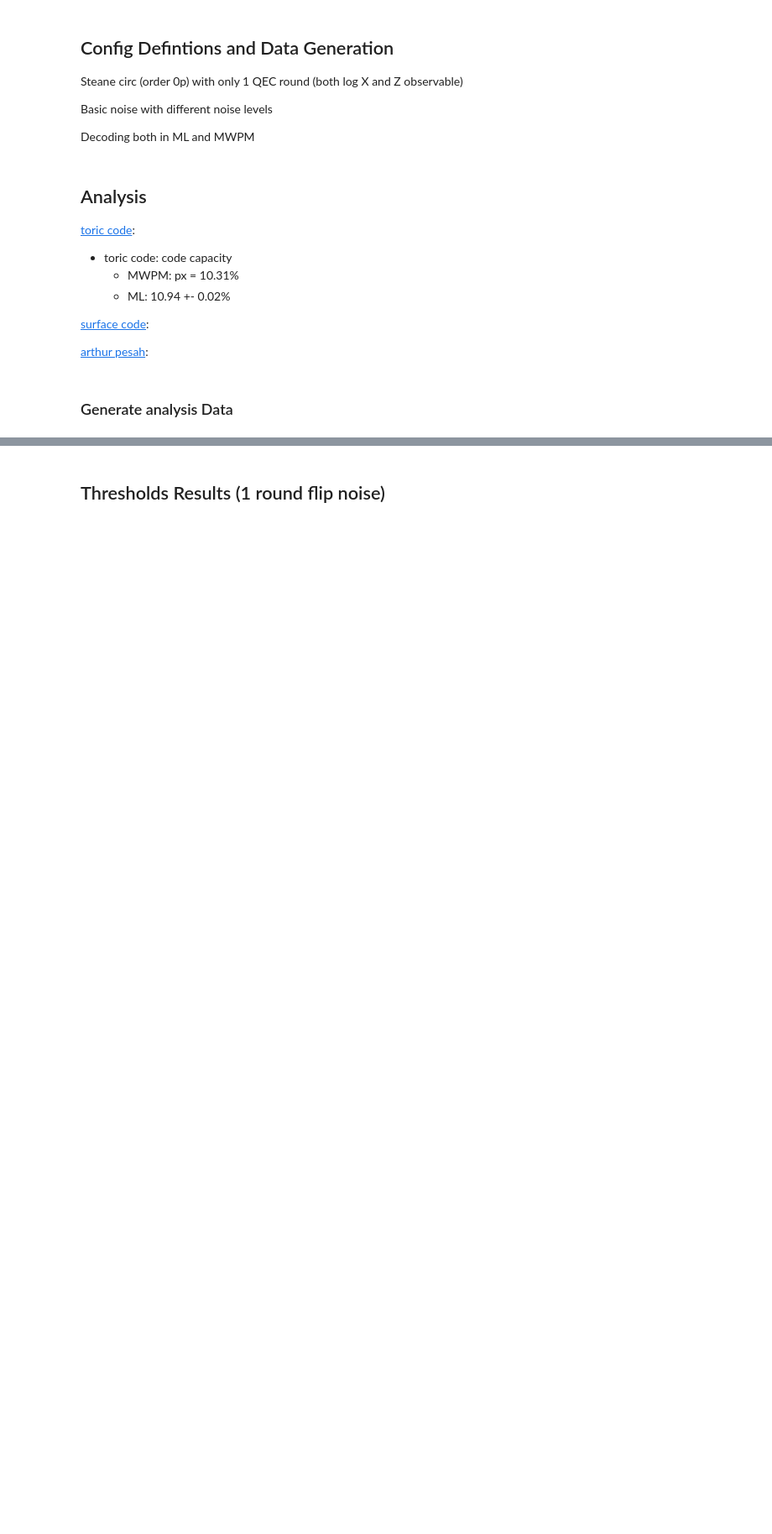
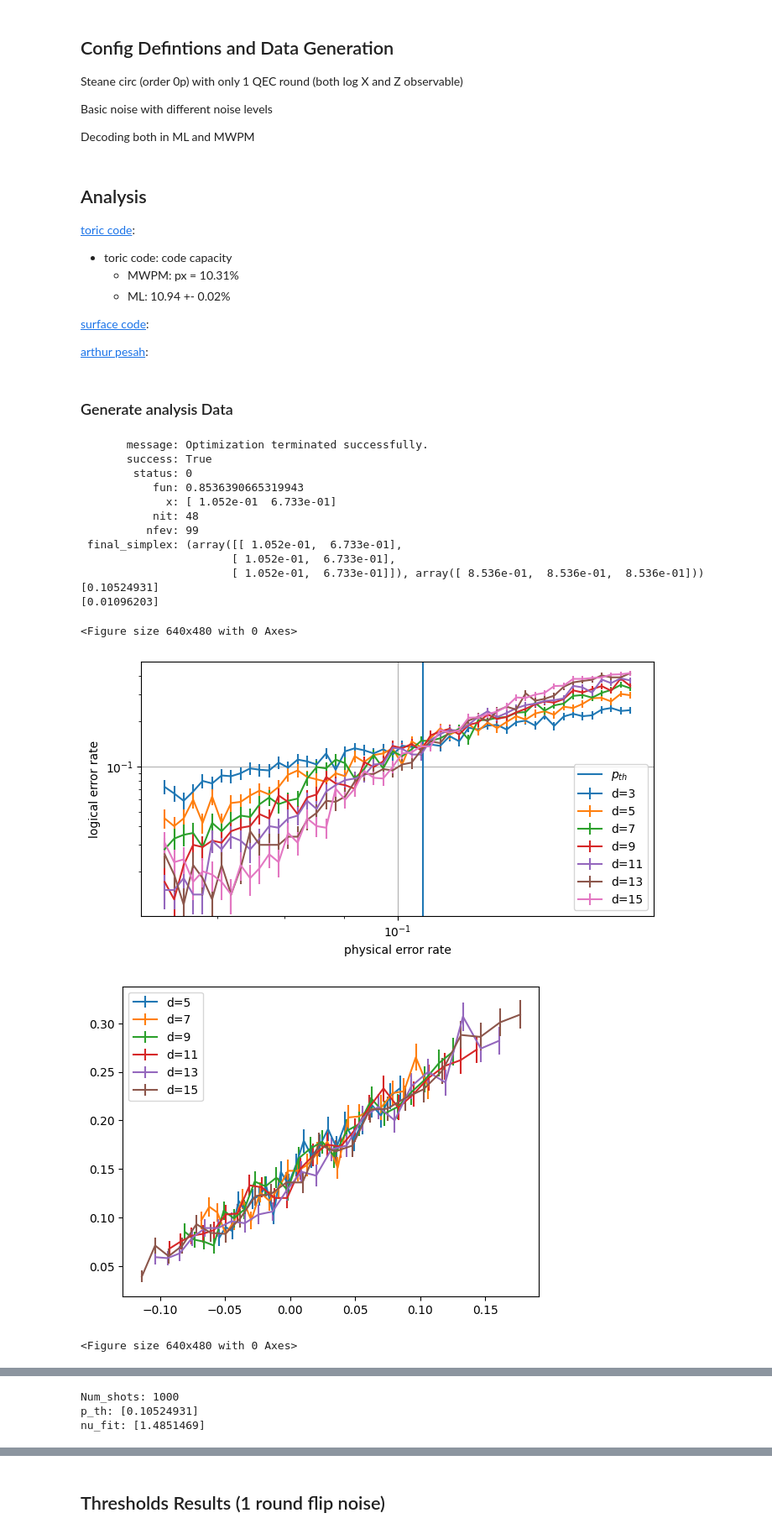
Before and after one commit to leonardlux/MasterArbeit, a Jupyter notebook: code/result_basic_noise.ipynb, the cells around one changed output, grey strips where cells are left out. Shown at 84% size. Drawn from its saved outputs; the diff is of its cells as text; code cells hidden in the pictures; blank space fills up the shorter version.

Commit message:
half way there to proper cluster use and new data structure

```diff
--- a/code/result_basic_noise.ipynb
+++ b/code/result_basic_noise.ipynb
@@ -230,7 +230,9 @@ lit_p_th_ml = 0.1094
 lit_p_th_mwpm = 0.1031
 # %%
 def analysis_pipeline(
-        folder_name,
+        folder_path,
+        # basic_config,
+        # folder_name,
         guess_pth,
         guess_nu,
         min_distance: list = None,
@@ -247,7 +249,7 @@ def analysis_pipeline(
         min_noise_rate = np.array(guess_pth) / p_window
         max_noise_rate = np.array(guess_pth) * p_window
 
-    config, data = smart_read_folder(folder_name)
+    config, data = smart_read_folder(folder_path=folder_path)#folder_name=folder_name, basic_config=basic_config)
     data = data_pre_processing(data)
     data = determine_threshold(
         data,
@@ -276,30 +278,46 @@ def analysis_pipeline(
             min_noise_rate=min_noise_rate,
             max_noise_rate=max_noise_rate,
         )
+    print(f"Num_shots: {data["num_shots"]}")
+    print(f"p_th: {data["p_th"]}")
+    print(f"nu_fit: {data["nu_fit"]}")
     return data
 # %% [markdown]
 ### Generate analysis Data
 # %%
 # General fit parameters:
-g_pth_ml = 0.108
-g_pth_mwpm = 0.103
+g_pth_ml = [0.108]
+g_pth_mwpm = [0.103]
 
-g_nu = 1.5
+g_nu = [1.5]
 
 p_window = [10**(0.1)]
 min_distance = [5]
 # %%
-folder_name = r_folder_name_ML_Z
-g_pth = g_pth_ml
-
+# ML Z
 result = analysis_pipeline(
-    folder_name,
-    guess_pth = [g_pth],
-    guess_nu = [g_nu],
-    min_distance= min_distance,
-    p_window = p_window,
+    folder_path=    r_folder_path_ML_Z,
+    guess_pth =     g_pth_ml,
+    guess_nu =      g_nu,
+    min_distance=   min_distance,
+    p_window =      p_window,
     )
 
-print(result["p_th"])
-print(result["nu_fit"])
 results_ML_Z = result
+# %% [output]
+       message: Optimization terminated successfully.
+       success: True
+        status: 0
+           fun: 0.8536390665319943
+             x: [ 1.052e-01  6.733e-01]
+           nit: 48
+          nfev: 99
+ final_simplex: (array([[ 1.052e-01,  6.733e-01],
+                       [ 1.052e-01,  6.733e-01],
+                       [ 1.052e-01,  6.733e-01]]), array([ 8.536e-01,  8.536e-01,  8.536e-01]))
+[0.10524931]
+[0.01096203]
+<Figure size 640x480 with 0 Axes>
+[figure, added]
+[figure, added]
+<Figure size 640x480 with 0 Axes>
@@ -306 +325,4 @@ results_ML_Z = result
+Num_shots: 1000
+p_th: [0.10524931]
+nu_fit: [1.4851469]
 # %%
```
Also changed, not shown: parts of 21 cells of this notebook, 5 other files.
